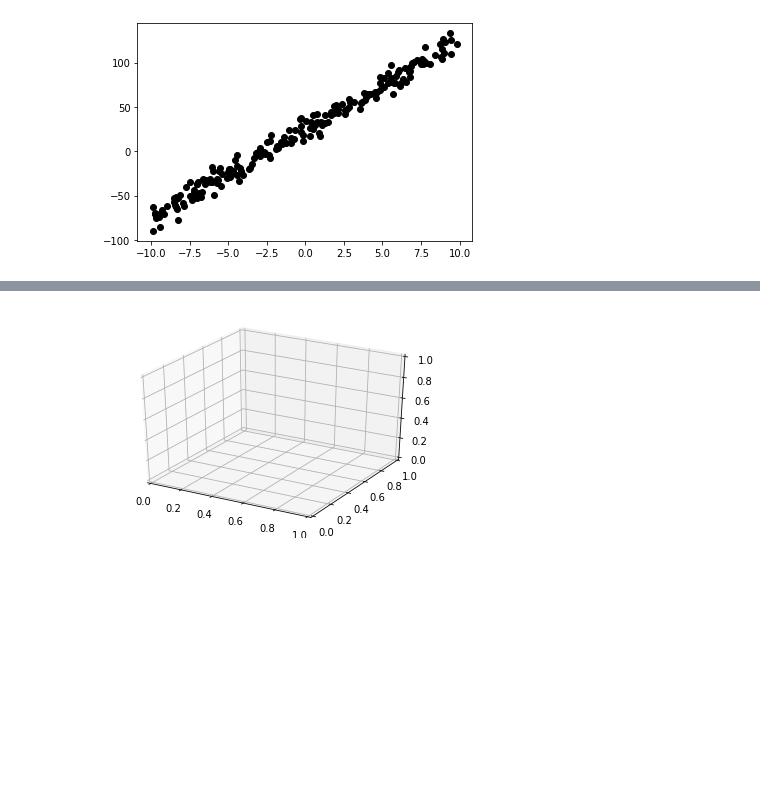
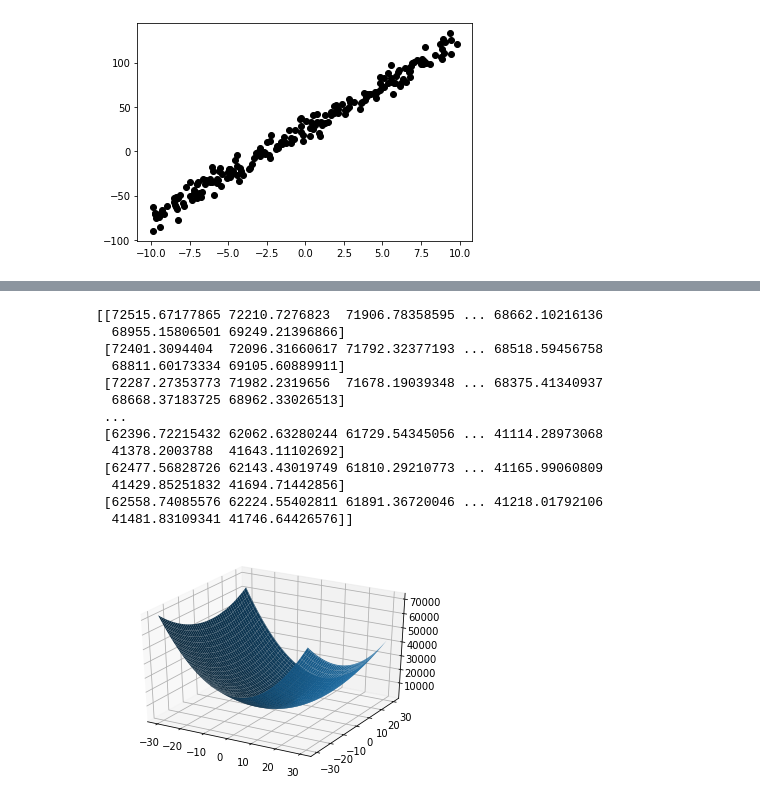
Before and after one commit to CJavaPython/AssignmentFolder, a Jupyter notebook: Assignment03/Assignment03.ipynb, the cells around one changed output, grey strips where cells are left out. Drawn from its saved outputs; the diff is of its cells as text; code cells hidden in the pictures; blank space fills up the shorter version.

Commit message:
3. Plotting the energy surface

```diff
--- a/Assignment03/Assignment03.ipynb
+++ b/Assignment03/Assignment03.ipynb
@@ -73,19 +72,60 @@ ERROR! Session/line number was not unique in database. History logging moved to
 [figure]
-# %%
-from mpl_toolkits.mplot3d import Axes3D
-
-x_axis = np.arange(-30, 30, 0.1)
-y_axis = np.arange(-30, 30, 0.1)
-
-x_axis, y_axis = np.meshgrid(x_axis, y_axis)
-z_axis = x_axis ** 2 + y_axis ** 2
-
-
-
-fig = plt.figure()
-ax = fig.add_subplot(111, projection='3d')
-
-#ax.plot_surface( , color = 'b')
-plt.show()
-# %% [output]
-[figure, removed]
+# %%
+from mpl_toolkits.mplot3d import Axes3D
+
+
+newt0_list = np.arange(-30.0, 30.1, 0.1) # 600
+newt1_list = np.arange(-30.0, 30.1, 0.1) # 600
+
+a = 0.01
+newt0_result = [newt0_list[0]]
+newt1_result = [newt1_list[0]]
+
+newt0 = newt0_result[0] # -30
+newt1 = newt1_result[0] # -30
+
+newJ = 0
+
+newJ_list1 = []
+newJ_list2 = []
+t0Size = 0
+t1Size = 0
+#drawing surface
+while t0Size < len(newt0_list):
+    newJ_list2 = []
+    while t1Size < len(newt1_list):
+
+        newJ = np.mean((newt0_list[t0Size] * x_data - y_data + newt1_list[t1Size] * 10) ** 2) / 2
+
+        newJ_list2.append(newJ)
+        t1Size = t1Size + 1
+
+    newJ_list1.append(newJ_list2)
+    t0Size = t0Size + 1
+    t1Size = 0
+
+newt0_list, newt1_list = np.meshgrid(newt0_list, newt1_list)
+
+
+newJ_list = np.array(newJ_list1)
+print(newJ_list)
+
+fig = plt.figure()
+ax = fig.add_subplot(111, projection='3d')
+ax.plot_surface(newt0_list, newt1_list, newJ_list)
+plt.show()
+# %% [output]
+[[72515.67177865 72210.7276823  71906.78358595 ... 68662.10216136
+  68955.15806501 69249.21396866]
+ [72401.3094404  72096.31660617 71792.32377193 ... 68518.59456758
+  68811.60173334 69105.60889911]
+ [72287.27353773 71982.2319656  71678.19039348 ... 68375.41340937
+  68668.37183725 68962.33026513]
+ ...
+ [62396.72215432 62062.63280244 61729.54345056 ... 41114.28973068
+  41378.2003788  41643.11102692]
+ [62477.56828726 62143.43019749 61810.29210773 ... 41165.99060809
+  41429.85251832 41694.71442856]
+ [62558.74085576 62224.55402811 61891.36720046 ... 41218.01792106
+  41481.83109341 41746.64426576]]
+[figure, added]
```
Also changed, not shown: parts of 4 cells of this notebook.
